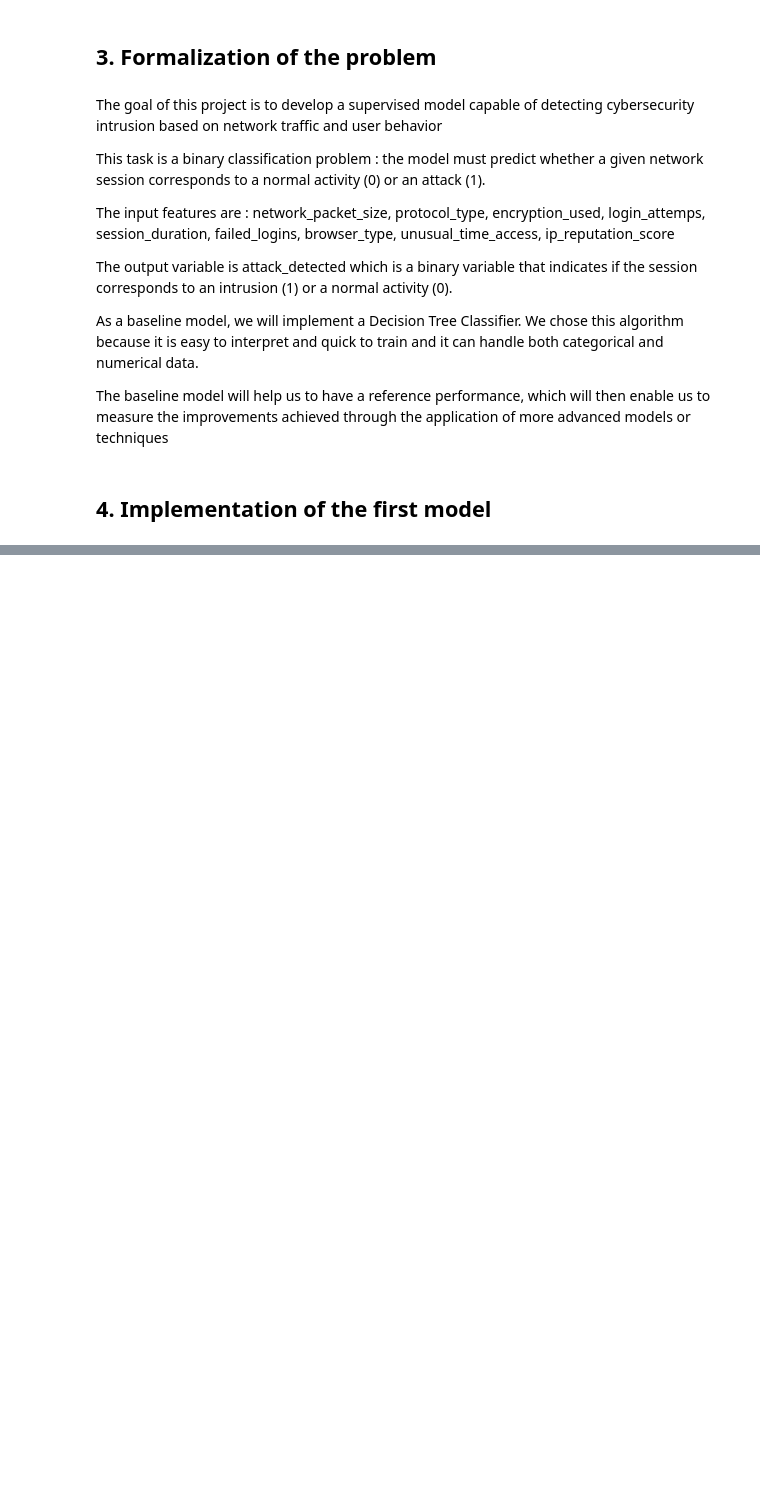
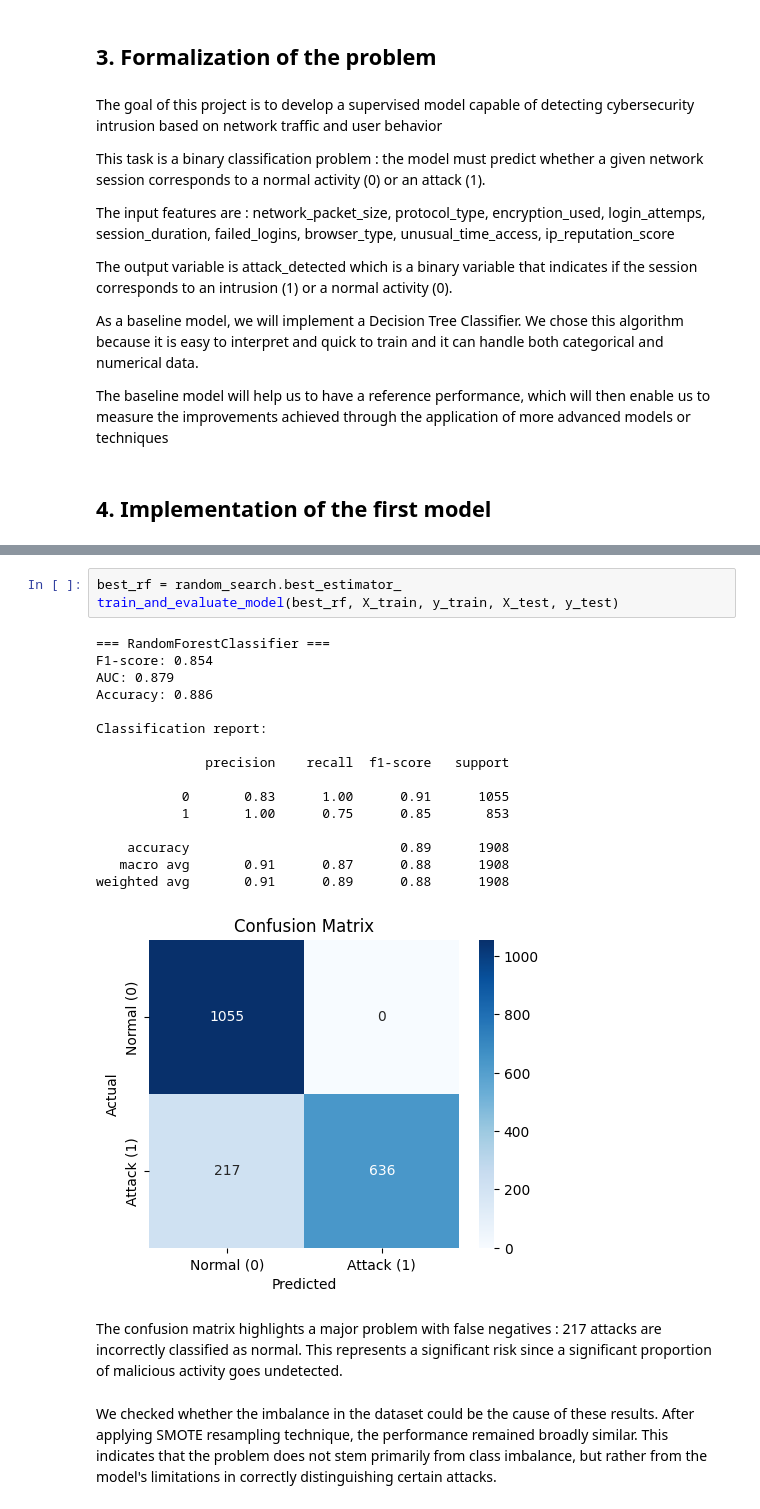
Before and after one commit to manGjv/Cybersecurity-Intrusion-Detection, a Jupyter notebook: project.ipynb, the cells around one changed output, grey strips where cells are left out. Drawn from its saved outputs; the diff is of its cells as text; blank space fills up the shorter version.

```diff
--- a/project.ipynb
+++ b/project.ipynb
@@ -505,0 +588,24 @@ weighted avg       0.90      0.88      0.88      1908
+# %%
+best_rf = random_search.best_estimator_
+train_and_evaluate_model(best_rf, X_train, y_train, X_test, y_test)
+# %% [output]
+=== RandomForestClassifier ===
+F1-score: 0.854
+AUC: 0.879
+Accuracy: 0.886
+
+Classification report:
+
+              precision    recall  f1-score   support
+
+           0       0.83      1.00      0.91      1055
+           1       1.00      0.75      0.85       853
+
+    accuracy                           0.89      1908
+   macro avg       0.91      0.87      0.88      1908
+weighted avg       0.91      0.89      0.88      1908
+[figure, added]
+# %% [markdown]
+The confusion matrix highlights a major problem with false negatives : 217 attacks are incorrectly classified as normal. This represents a significant risk since a significant proportion of malicious activity goes undetected.
+# %% [markdown]
+We checked whether the imbalance in the dataset could be the cause of these results. After applying SMOTE resampling technique, the performance remained broadly similar. This indicates that the problem does not stem primarily from class imbalance, but rather from the model's limitations in correctly distinguishing certain attacks.
```
Also changed, not shown: parts of 20 cells of this notebook.
